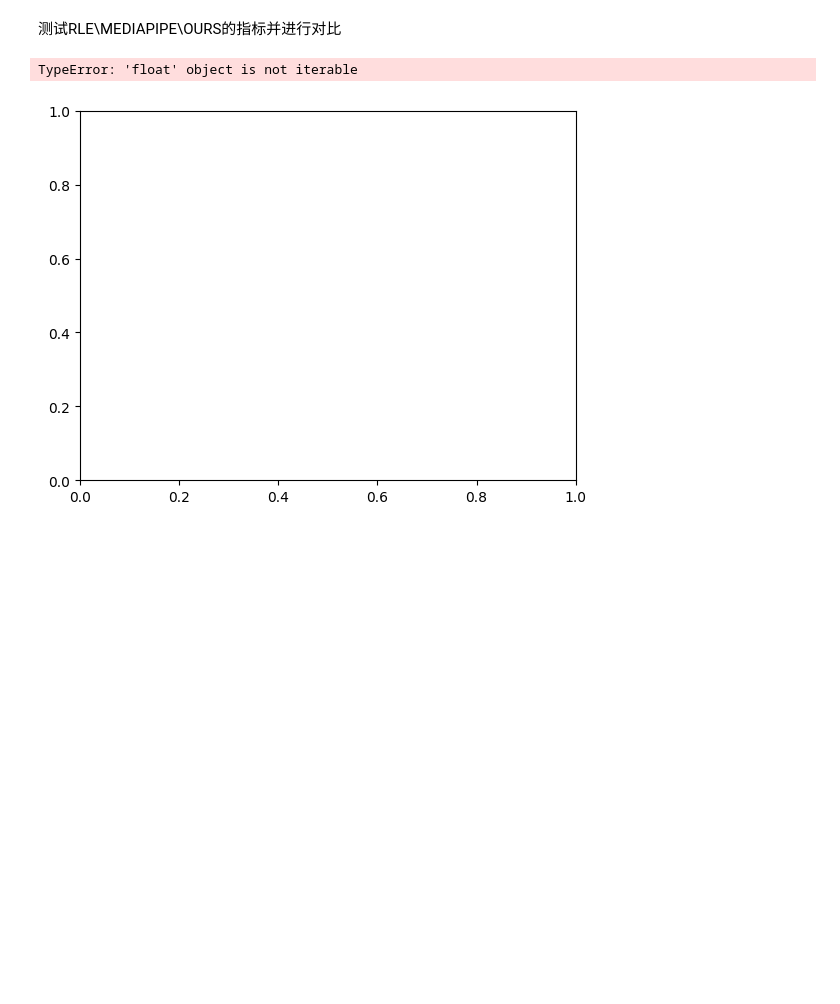
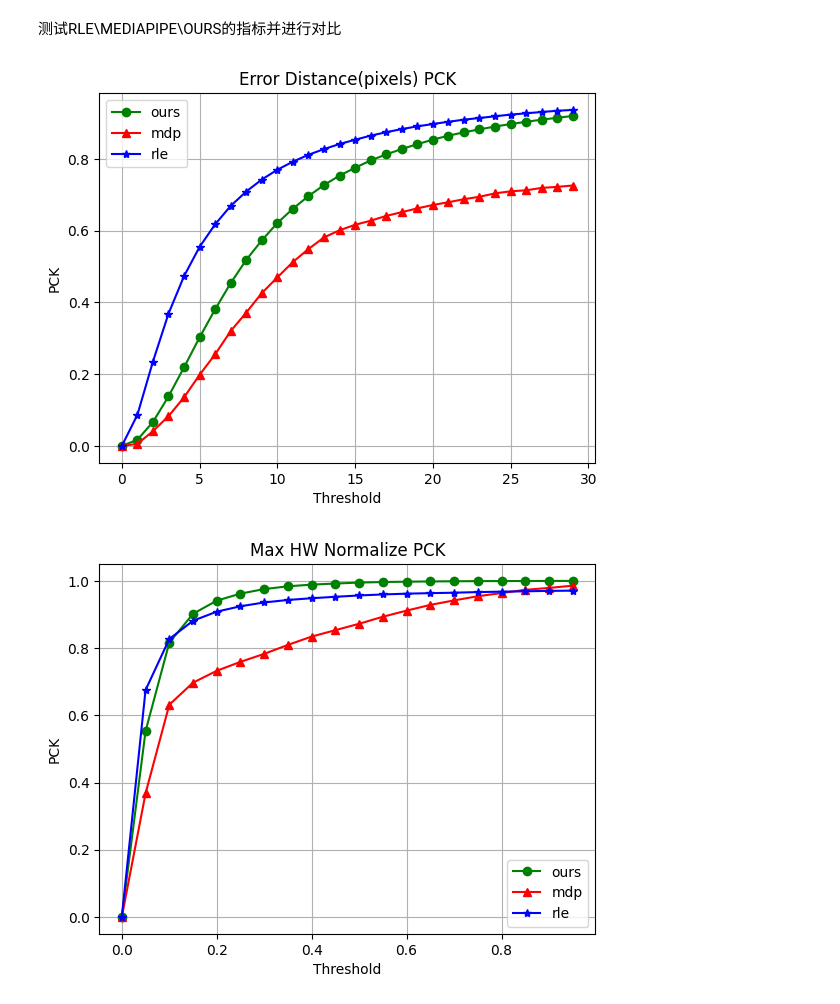
Before and after one commit to louxudoong/rle_hand, a Jupyter notebook: lxd.ipynb, the cells around one changed output. Drawn from its saved outputs; the diff is of its cells as text; code cells hidden in the pictures; blank space fills up the shorter version.

```diff
--- a/lxd.ipynb
+++ b/lxd.ipynb
@@ -348,36 +348,46 @@ ours_Norm_PCK = [0., 0.55295815, 0.81607744, 0.90204425, 0.94111352, 0.96212121,
                  0.99755892, 0.9983165, 0.9988456, 0.99924242, 0.99953102, 0.99967532, 0.9998076, 0.9998557]
 
 mdp_Pixels_PCK = [0., 0.00571429, 0.04095238, 0.08285714, 0.1352381, 0.19809524, 0.2552381, 0.32, 0.37142857, 0.42571429, 0.46952381, 0.51238095,
                   0.54857143, 0.58095238, 0.60095238, 0.61619048, 0.62761905, 0.64095238, 0.65142857, 0.66190476, 0.67142857, 0.67904762, 0.68761905, 0.69428571,
                   0.70380952, 0.70952381, 0.71238095, 0.71904762, 0.72190476, 0.72571429]
 mdp_Norm_PCK = [0., 0.36761905, 0.63142857, 0.69714286, 0.73238095, 0.75904762, 0.78285714, 0.80952381, 0.83428571, 0.85333333, 0.87238095, 0.89333333,
                 0.91142857, 0.92857143, 0.94190476, 0.95428571, 0.96380952, 0.97333333, 0.97904762, 0.98571429]
 
 rle_Pixels_PCK = [0., 0.0863539, 0.23493013, 0.36835368, 0.47308241, 0.55456621, 0.61749494, 0.66885388, 0.70885258, 0.74231127, 0.76963602, 0.79208422,
                   0.81127258, 0.82721736, 0.84130243, 0.85322904, 0.86465426, 0.87423361, 0.88288338, 0.89053915, 0.89698961, 0.90335377, 0.90917829, 0.91387573,
                   0.91857629, 0.9233544, 0.9268849, 0.93059859, 0.9339393, 0.93636656]
 rle_Norm_PCK = [0., 0.67507158, 0.82697485, 0.88128352, 0.90845754, 0.92444002, 0.93576903, 0.94318301, 0.94833947, 0.95263585, 0.95660906, 0.95961432,
                 0.96191039, 0.96344733, 0.96482638, 0.96660241, 0.9679145, 0.96896552, 0.97023152, 0.9709191]
 
 import matplotlib.pyplot as plt
 pixel_thresholds = np.arange(0, 30, 1)
 norm_thresholds = np.arange(0, 1, 0.05)
 
 fig, ax = plt.subplots()
 
-ax.scatter(*zip(*ours_Pixels_PCK), color='green', label='a')
-ax.scatter(*zip(*mdp_Pixels_PCK), color='red', label='b')
-ax.scatter(*zip(*rle_Pixels_PCK), color='blue', label='c')
+ax.plot(pixel_thresholds, ours_Pixels_PCK, marker='o', color="green", label="ours")
+ax.plot(pixel_thresholds, mdp_Pixels_PCK, marker='^', color="red", label="mdp")
+ax.plot(pixel_thresholds, rle_Pixels_PCK, marker='*', color="blue", label="rle")
 ax.legend()
 plt.xlabel('Threshold')
 plt.ylabel('PCK')
 plt.title('Error Distance(pixels) PCK')
 plt.grid(True)
 plt.show()
 
 norm_thresholds = np.arange(0, 1, 0.05)
 
-average_precision = pck_norm
+fig, ax = plt.subplots()
+
+ax.plot(norm_thresholds, ours_Norm_PCK, marker='o', color="green", label="ours")
+ax.plot(norm_thresholds, mdp_Norm_PCK, marker='^', color="red", label="mdp")
+ax.plot(norm_thresholds, rle_Norm_PCK, marker='*', color="blue", label="rle")
+ax.legend()
+plt.xlabel('Threshold')
+plt.ylabel('PCK')
+plt.title('Max HW Normalize PCK')
+plt.grid(True)
+plt.show()
 # %% [output]
-TypeError: 'float' object is not iterable
-[figure, old version]
+[figure, new version]
+[figure, added]
```
Also changed, not shown: 3 other files.
